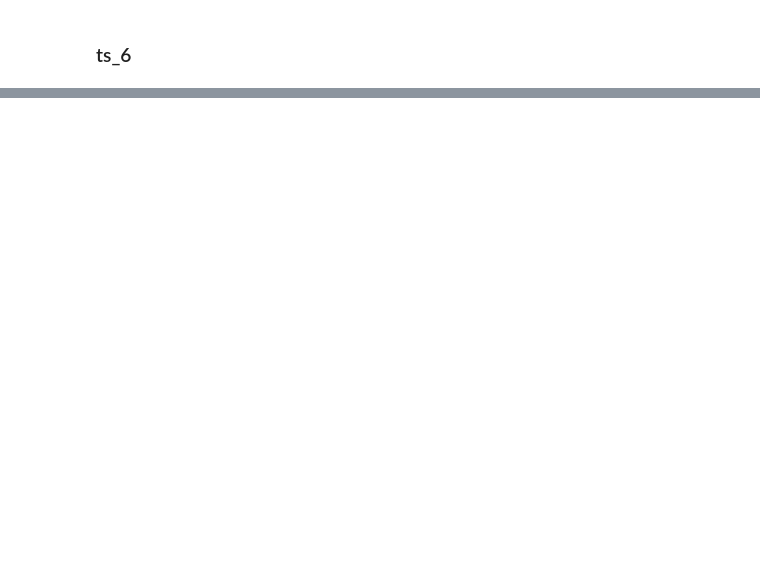
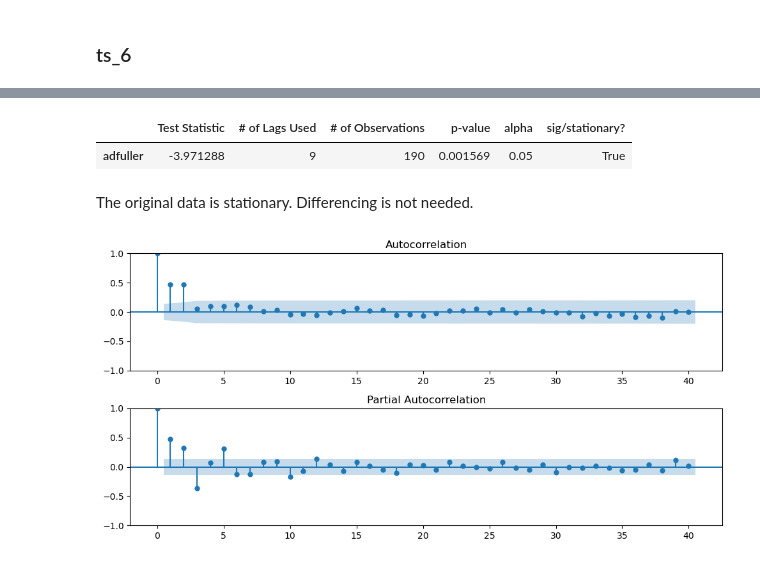
Before and after one commit to ruelanthonyb/MA--RA--ARMA-Models--Practice-, a Jupyter notebook: MA, RA, ARMA Models (Practice).ipynb, the cells around one changed output, grey strips where cells are left out. Cells and saved outputs as stored; diff of their text form; code cells hidden in the pictures; blank space fills up the shorter version.

```diff
--- a/MA, RA, ARMA Models (Practice).ipynb
+++ b/MA, RA, ARMA Models (Practice).ipynb
@@ -252,0 +314,13 @@ ts_6.plot();
+# %%
+# Check for stationarity
+get_adfuller_results(ts_6)
+# %% [output]
+|  | Test Statistic | # of Lags Used | # of Observations | p-value | alpha | sig/stationary? |
+| adfuller | -3.971288 | 9 | 190 | 0.001569 | 0.05 | True |
+# %% [markdown]
+The original data is stationary. Differencing is not needed.
+# %%
+# View the ACF and PACF plots of the stationary data to infer potential model type and orders
+plot_acf_pacf(ts_6);
+# %% [output]
+[figure, added]
```
Also changed, not shown: parts of 20 cells of this notebook.
